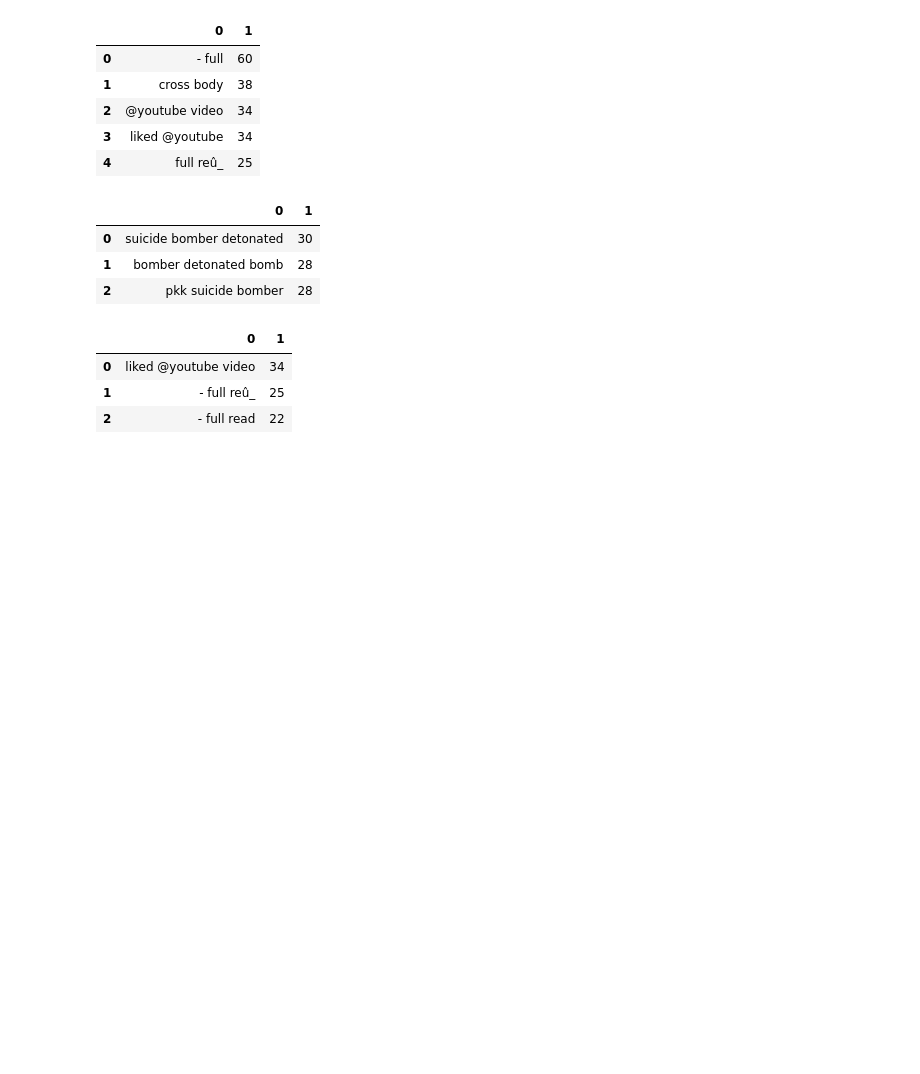
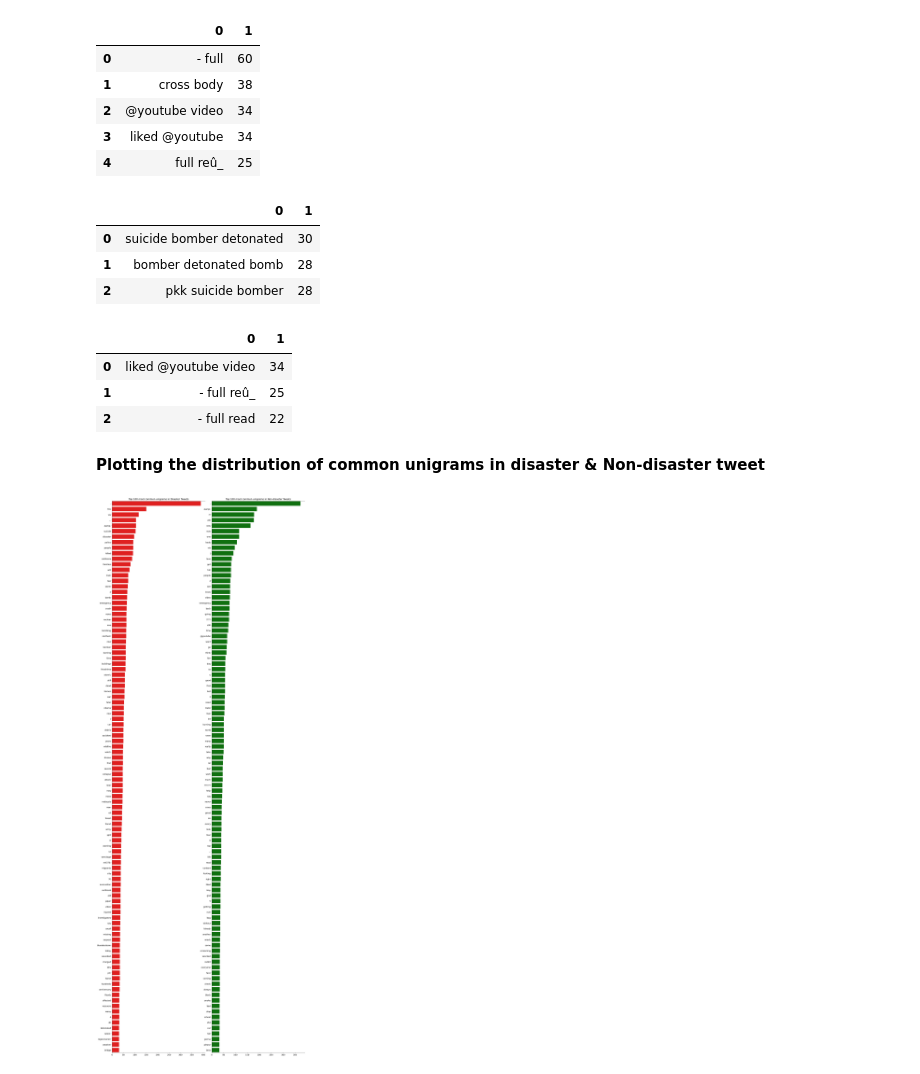
Before and after one commit to plthiyagu/Real-or-Not-NLP-with-Disaster-Tweets, a Jupyter notebook: My Real or Not? NLP Notebook.ipynb, the cells around one changed output. Drawn from its saved outputs; the diff is of its cells as text; code cells hidden in the pictures; blank space fills up the shorter version.

```diff
--- a/My Real or Not? NLP Notebook.ipynb
+++ b/My Real or Not? NLP Notebook.ipynb
@@ -468 +468,27 @@ df_nondisaster_trigrams.head(3)
 | 2 | - full read | 22 |
+# %% [markdown]
+**Plotting the distribution of common unigrams in disaster & Non-disaster tweet**
+# %%
+fig, axes = plt.subplots(ncols=2, figsize=(18, 50), dpi=100)
+plt.tight_layout()
+
+sns.barplot(y=df_disaster_unigrams[0].values[:N],
+            x=df_disaster_unigrams[1].values[:N], ax=axes[0], color='red')
+sns.barplot(y=df_nondisaster_unigrams[0].values[:N],
+            x=df_nondisaster_unigrams[1].values[:N], ax=axes[1], color='green')
+
+for i in range(2):
+    axes[i].spines['right'].set_visible(False)
+    axes[i].set_xlabel('')
+    axes[i].set_ylabel('')
+    axes[i].tick_params(axis='x', labelsize=13)
+    axes[i].tick_params(axis='y', labelsize=13)
+
+axes[0].set_title(
+    f'Top {N} most common unigrams in Disaster Tweets', fontsize=15)
+axes[1].set_title(
+    f'Top {N} most common unigrams in Non-disaster Tweets', fontsize=15)
+
+plt.show()
+# %% [output]
+[figure, added]
```
Also changed, not shown: 1 other file.
